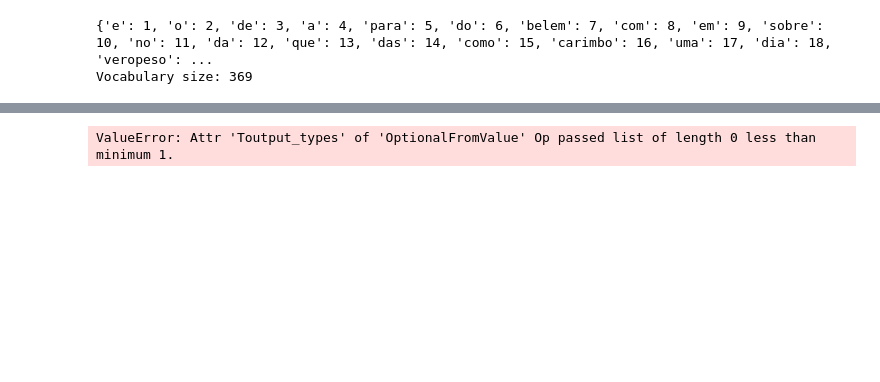
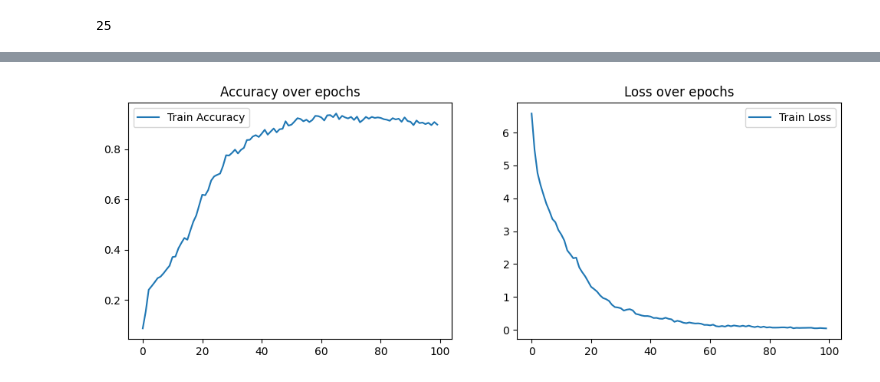
Before and after one commit to ic-2025/amazon-portuguese-chatbot, a Jupyter notebook: test.ipynb, the cells around one changed output, grey strips where cells are left out. Cells and saved outputs as stored; diff of their text form; code cells hidden in the pictures; blank space fills up the shorter version.

```diff
--- a/test.ipynb
+++ b/test.ipynb
@@ -174,13 +176,8 @@ df['input_clean'] = df['input'].apply(preprocess_text)
 df['response_clean'] = df['response'].apply(preprocess_text)
 # %%
 # Tokenizer setup
-# tokenizer = Tokenizer(filters='', oov_token='<OOV>')
-tokenizer = Tokenizer()
+tokenizer = Tokenizer(filters='', oov_token='<OOV>')
+# tokenizer = Tokenizer()
 tokenizer.fit_on_texts(pd.concat([df['input_clean'], df['response_clean']]))
 
-print(tokenizer.word_index)
 vocab_size = len(tokenizer.word_index) + 1
-print(f"Vocabulary size: {vocab_size}")
-# %% [output]
-{'e': 1, 'o': 2, 'de': 3, 'a': 4, 'para': 5, 'do': 6, 'belem': 7, 'com': 8, 'em': 9, 'sobre': 10, 'no': 11, 'da': 12, 'que': 13, 'das': 14, 'como': 15, 'carimbo': 16, 'uma': 17, 'dia': 18, 'veropeso': ...
-Vocabulary size: 369
@@ -224,4 +183,0 @@ corpus_text = processed_text.lower().split('\n')
-# %%
-tokenizer = Tokenizer()
-tokenizer.fit_on_texts(corpus_text)
-vocab_size = len(tokenizer.word_index) + 1
@@ -245,18 +184,23 @@ ys = to_categorical(ys, num_classes=vocab_size)
 # %%
 
+# Convert texts to sequences
+input_sequences = tokenizer.texts_to_sequences(df['input_clean'])
+response_sequences = tokenizer.texts_to_sequences(df['response_clean'])
+#
+# Pad sequences
+max_length = max(max(len(seq) for seq in input_sequences), max(len(seq) for seq in response_sequences))
+print(max_length)
+input_padded = pad_sequences(input_sequences, maxlen=max_length, padding='post')
+response_padded = pad_sequences(response_sequences, maxlen=max_length, padding='post')
 
+# Split data
+# X_train, X_val, y_train, y_val = train_test_split(input_padded, response_padded, test_size=0.2, random_state=42)
 
-# # Convert texts to sequences
-# input_sequences = tokenizer.texts_to_sequences(df['input_clean'])
-# response_sequences = tokenizer.texts_to_sequences(df['response_clean'])
-# #
-# # Pad sequences
-# max_length = max(max(len(seq) for seq in input_sequences), max(len(seq) for seq in response_sequences))
-# input_padded = pad_sequences(input_sequences, maxlen=max_length, padding='post')
-# response_padded = pad_sequences(response_sequences, maxlen=max_length, padding='post')
-
-# # Split data
-# X_train, X_val, y_train, y_val = train_test_split(input_padded, response_padded, test_size=0.2, random_state=42)
+# Prepare targets by shifting response sequences
+# y_train_shifted = np.zeros_like(response_padded)
+# y_train_shifted[:, :-1] = response_padded[:, 1:]
+# %% [output]
+25
 # %%
 # Improved Model Architecture
 embedding_dim = 128  # Reduced from 256 to prevent overfitting
@@ -294,30 +227,8 @@ model.compile(
 # %%
-# # Prepare targets by shifting response sequences
-# y_train_shifted = np.zeros_like(y_train)
-# y_train_shifted[:, :-1] = y_train[:, 1:]
-# y_val_shifted = np.zeros_like(y_val)
-# y_val_shifted[:, :-1] = y_val[:, 1:]
-
-# # 3. Enhanced Early Stopping
-# early_stopping = EarlyStopping(
-#     monitor='val_loss',
-#     patience=10,           # Increased patience
-#     min_delta=0.001,       # Minimum change to qualify as improvement
-#     restore_best_weights=True
-# )
-
-# # 4. Learning Rate Scheduler
-# reduce_lr = ReduceLROnPlateau(
-#     monitor='val_loss',
-#     factor=0.5,
-#     patience=5,
-#     min_lr=1e-5
-# )
-
 # 5. Training with both callbacks
 history = model.fit(
-    xs, ys,
-    # X_train, y_train_shifted,
+    # xs, ys,
+    input_padded, response_padded,
     # validation_data=(X_val, y_val_shifted),
     epochs=100,
     batch_size=16,
@@ -344,4 +271,4 @@ Epoch 1/100
-ValueError: Attr 'Toutput_types' of 'OptionalFromValue' Op passed list of length 0 less than minimum 1.
+[figure, added]
 # %%
 # Save the model
 model.save('portuguese_chatbot_vl.h5')
```
Also changed, not shown: parts of 10 cells of this notebook, 13 other files.
